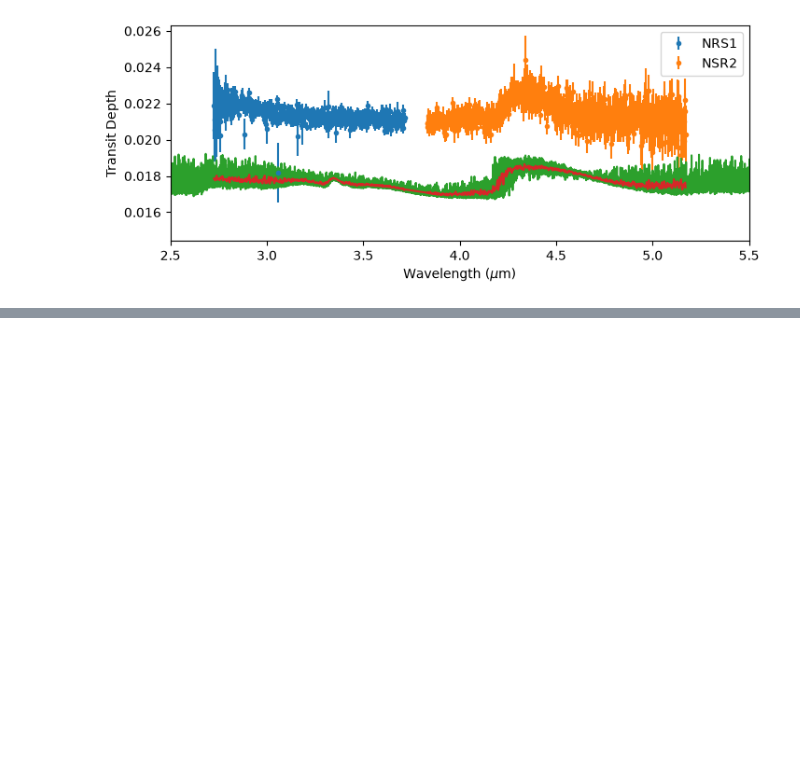
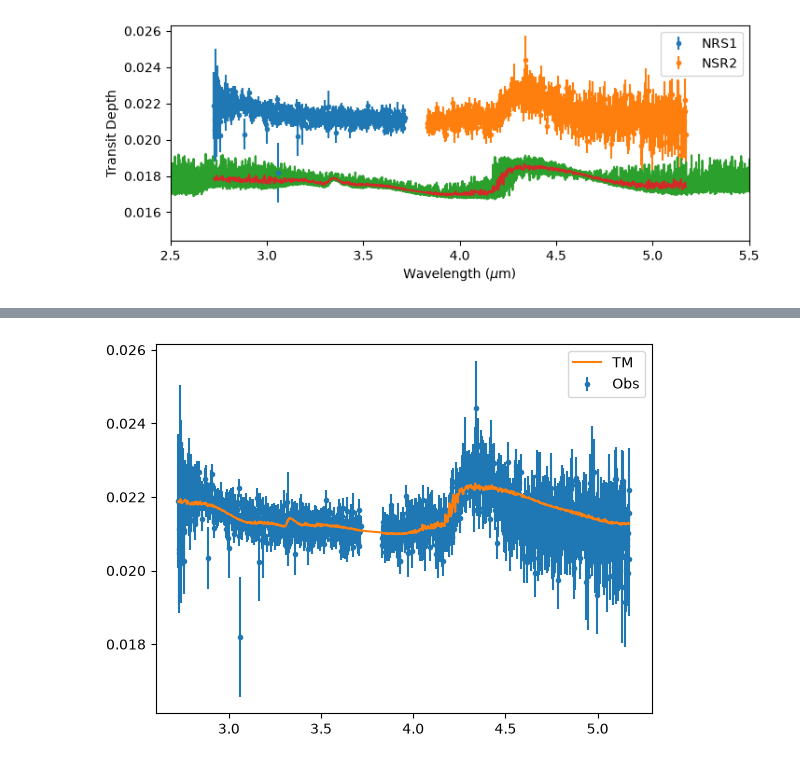
Before and after one commit to ucl-exoplanets/taurex3, a Jupyter notebook: examples/notebooks/12_instruments.ipynb, the cells around one changed output, grey strips where cells are left out. Saved outputs shown, nothing was run; the diff lists cells and outputs as text; code cells hidden in the pictures; blank space fills up the shorter version.

```diff
--- a/examples/notebooks/12_instruments.ipynb
+++ b/examples/notebooks/12_instruments.ipynb
@@ -26,11 +93,12 @@ out = tm.model()
 from taurex.data.spectrum import OffsetSpectraCont
 obs = OffsetSpectraCont(path_spectra=['../tmp/spectra/wasp39b_NRS1_Carter2024.txt',
                                            '../tmp/spectra/wasp39b_NRS2_Carter2024.txt'],
-                            broadening_profiles = ['../tmp/InstrumentFiles/jwst_nirspec_g395h_disp.fits',
+                            path_broadening = ['../tmp/InstrumentFiles/jwst_nirspec_g395h_disp.fits',
                                                    '../tmp/InstrumentFiles/jwst_nirspec_g395h_disp.fits'],
                             max_wlbroadening=0.003, wlres=15000,
-                            factor_cut=3)
+                            factor_cut=3, broadening_order=0,)
 # %%
+obs.broadening_coeffs[0][0] = 0
 inst_binner = obs.create_binner()
 out_bin = inst_binner.bindown(out[0], out[1])
 # %%
@@ -86,0 +170,8 @@ it=   765 logz=7238.5594972856
+# %%
+plt.figure()
+plt.errorbar(obs.wavelengthGrid,obs.spectrum,obs.errorBar, fmt='.', label='Obs')
+plt.plot(obs.wavelengthGrid,inst_binner.bin_model(tm.model(obs.wavenumberGrid))[1],label='TM', zorder=10)
+plt.legend()
+plt.show()
+# %% [output]
+[figure, added]
```
Also changed, not shown: parts of 8 cells of this notebook, 2 other files.
